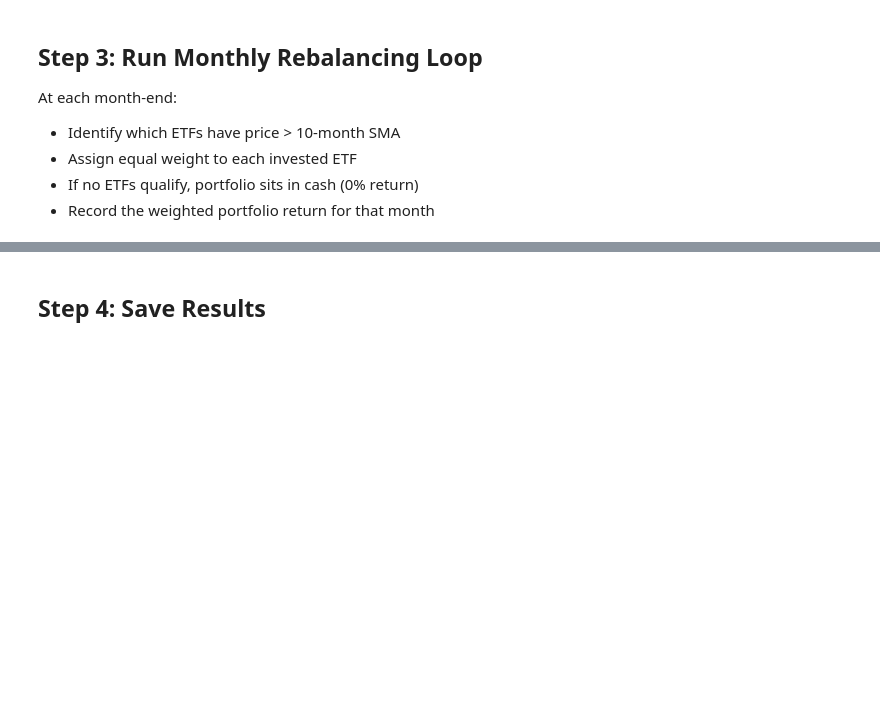
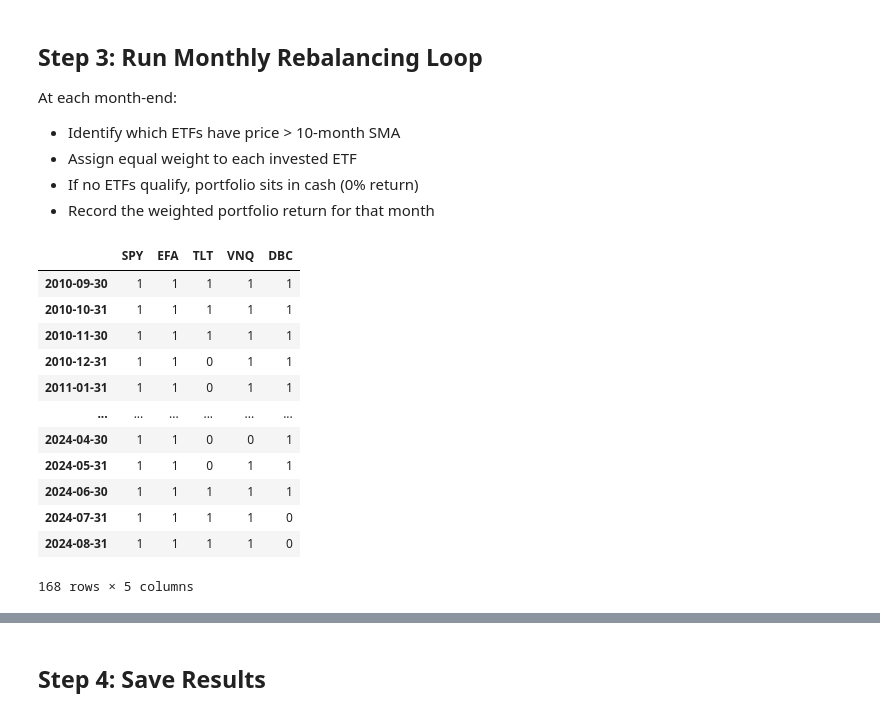
Before and after one commit to tgoneill24/AMS520FinalProject, a Jupyter notebook: faber_baseline.ipynb, the cells around one changed output, grey strips where cells are left out. Saved outputs shown, nothing was run; the diff lists cells and outputs as text; code cells hidden in the pictures; blank space fills up the shorter version.

```diff
--- a/faber_baseline.ipynb
+++ b/faber_baseline.ipynb
@@ -60,3 +91,19 @@ At each month-end:
 - Assign equal weight to each invested ETF
 - If no ETFs qualify, portfolio sits in cash (0% return)
 - Record the weighted portfolio return for that month
+# %%
+signals
+# %% [output]
+|  | SPY | EFA | TLT | VNQ | DBC |
+| 2010-09-30 | 1 | 1 | 1 | 1 | 1 |
+| 2010-10-31 | 1 | 1 | 1 | 1 | 1 |
+| 2010-11-30 | 1 | 1 | 1 | 1 | 1 |
+| 2010-12-31 | 1 | 1 | 0 | 1 | 1 |
+| 2011-01-31 | 1 | 1 | 0 | 1 | 1 |
+| ... | ... | ... | ... | ... | ... |
+| 2024-04-30 | 1 | 1 | 0 | 0 | 1 |
+| 2024-05-31 | 1 | 1 | 0 | 1 | 1 |
+| 2024-06-30 | 1 | 1 | 1 | 1 | 1 |
+| 2024-07-31 | 1 | 1 | 1 | 1 | 0 |
+| 2024-08-31 | 1 | 1 | 1 | 1 | 0 |
+168 rows × 5 columns
```
Also changed, not shown: parts of 6 cells of this notebook.
